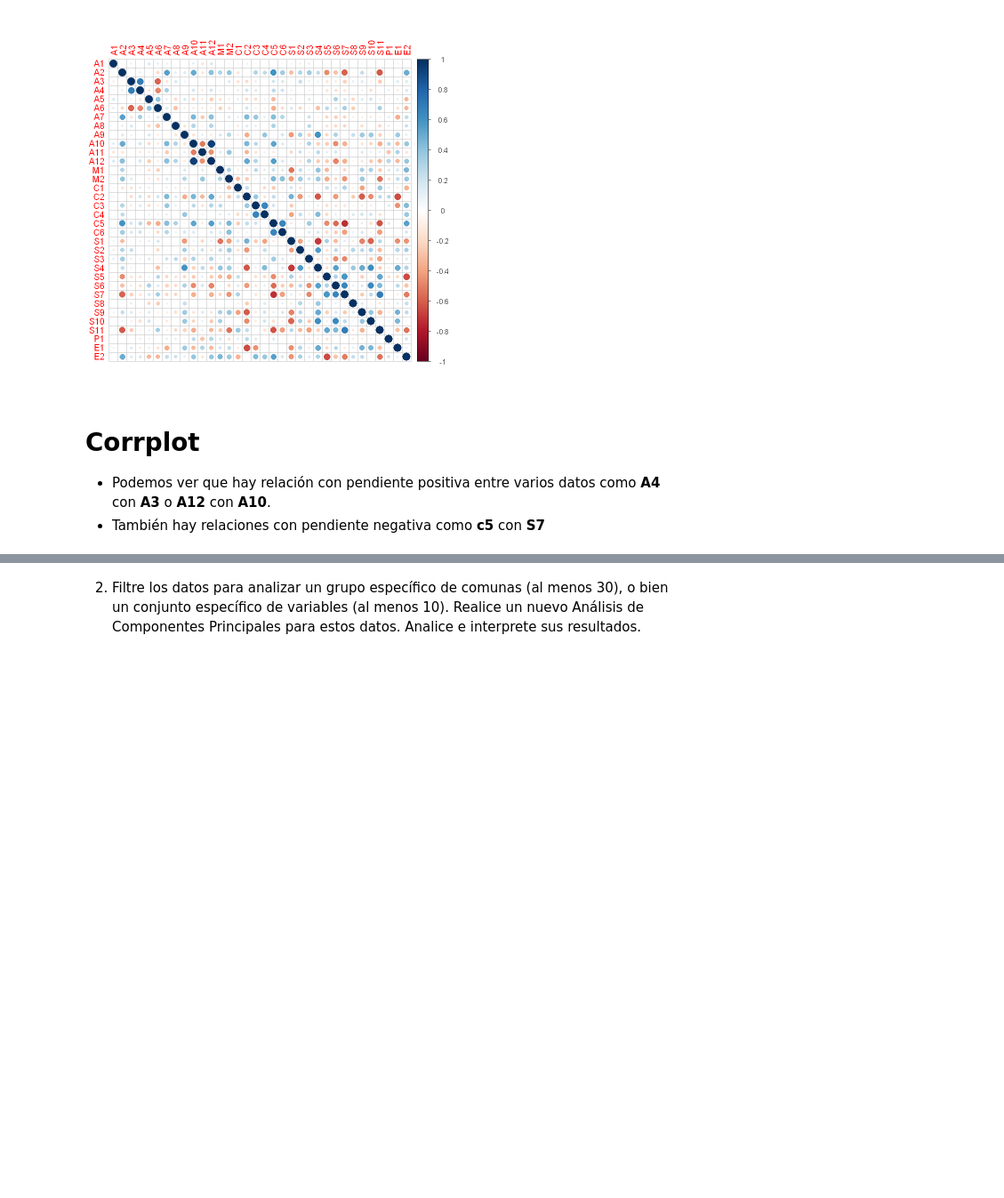
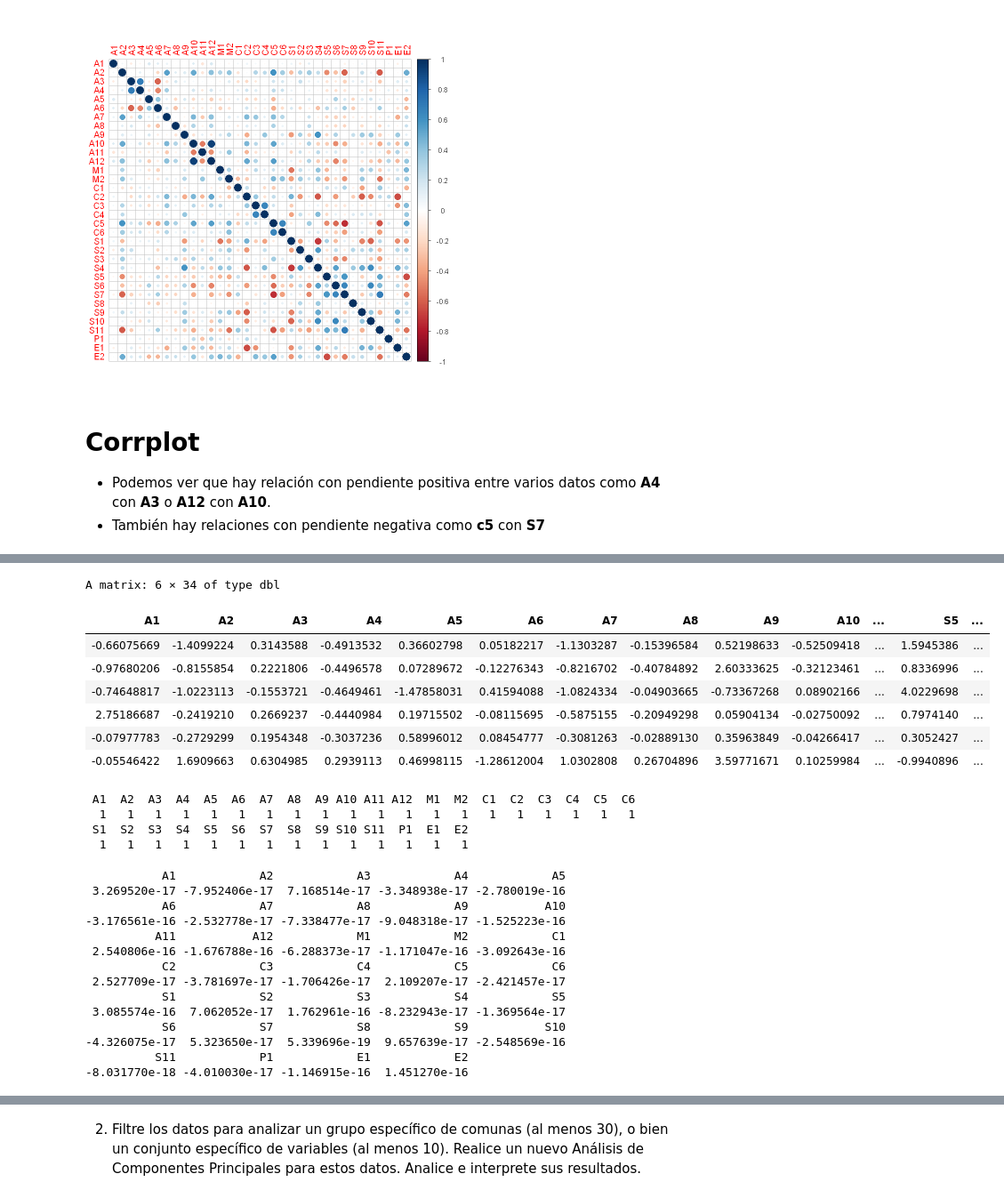
Before and after one commit to Nicol-Huaiquil/INFO257_PCA, a Jupyter notebook: PCA.ipynb, the cells around one changed output, grey strips where cells are left out. Shown at 89% size. Saved outputs shown, nothing was run; the diff lists cells and outputs as text; code cells hidden in the pictures; blank space fills up the shorter version.

```diff
--- a/PCA.ipynb
+++ b/PCA.ipynb
@@ -560,0 +563,5 @@ corrplot(mcor)
+# %%
+# calcula varianzas para cada variable
+datosGenerales <- datos[,2:35]
+apply(datosGenerales, 2, var)
+apply(datosGenerales,2,mean)
@@ -560,0 +593,33 @@ corrplot(mcor)
+# %%
+scaled_df_ciudades <- apply(datosGenerales, 2, scale)
+head(scaled_df_ciudades)
+apply(scaled_df_ciudades, 2, var)
+
+apply(scaled_df_ciudades, 2, mean)
+# %% [output]
+A matrix: 6 × 34 of type dbl
+| A1 | A2 | A3 | A4 | A5 | A6 | A7 | A8 | A9 | A10 | ... | S5 | ... |
+| -0.66075669 | -1.4099224 | 0.3143588 | -0.4913532 | 0.36602798 | 0.05182217 | -1.1303287 | -0.15396584 | 0.52198633 | -0.52509418 | ... | 1.5945386 | ... |
+| -0.97680206 | -0.8155854 | 0.2221806 | -0.4496578 | 0.07289672 | -0.12276343 | -0.8216702 | -0.40784892 | 2.60333625 | -0.32123461 | ... | 0.8336996 | ... |
+| -0.74648817 | -1.0223113 | -0.1553721 | -0.4649461 | -1.47858031 | 0.41594088 | -1.0824334 | -0.04903665 | -0.73367268 | 0.08902166 | ... | 4.0229698 | ... |
+| 2.75186687 | -0.2419210 | 0.2669237 | -0.4440984 | 0.19715502 | -0.08115695 | -0.5875155 | -0.20949298 | 0.05904134 | -0.02750092 | ... | 0.7974140 | ... |
+| -0.07977783 | -0.2729299 | 0.1954348 | -0.3037236 | 0.58996012 | 0.08454777 | -0.3081263 | -0.02889130 | 0.35963849 | -0.04266417 | ... | 0.3052427 | ... |
+| -0.05546422 | 1.6909663 | 0.6304985 | 0.2939113 | 0.46998115 | -1.28612004 | 1.0302808 | 0.26704896 | 3.59771671 | 0.10259984 | ... | -0.9940896 | ... |
+ A1  A2  A3  A4  A5  A6  A7  A8  A9 A10 A11 A12  M1  M2  C1  C2  C3  C4  C5  C6
+  1   1   1   1   1   1   1   1   1   1   1   1   1   1   1   1   1   1   1   1
+ S1  S2  S3  S4  S5  S6  S7  S8  S9 S10 S11  P1  E1  E2
+  1   1   1   1   1   1   1   1   1   1   1   1   1   1
+           A1            A2            A3            A4            A5
+ 3.269520e-17 -7.952406e-17  7.168514e-17 -3.348938e-17 -2.780019e-16
+           A6            A7            A8            A9           A10
+-3.176561e-16 -2.532778e-17 -7.338477e-17 -9.048318e-17 -1.525223e-16
+          A11           A12            M1            M2            C1
+ 2.540806e-16 -1.676788e-16 -6.288373e-17 -1.171047e-16 -3.092643e-16
+           C2            C3            C4            C5            C6
+ 2.527709e-17 -3.781697e-17 -1.706426e-17  2.109207e-17 -2.421457e-17
+           S1            S2            S3            S4            S5
+ 3.085574e-16  7.062052e-17  1.762961e-16 -8.232943e-17 -1.369564e-17
+           S6            S7            S8            S9           S10
+-4.326075e-17  5.323650e-17  5.339696e-19  9.657639e-17 -2.548569e-16
+          S11            P1            E1            E2
+-8.031770e-18 -4.010030e-17 -1.146915e-16  1.451270e-16
```
Also changed, not shown: parts of 7 cells of this notebook.
